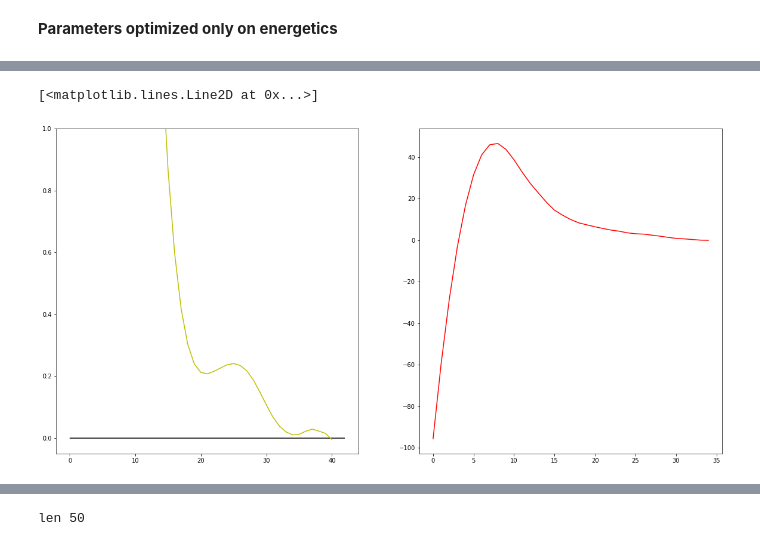
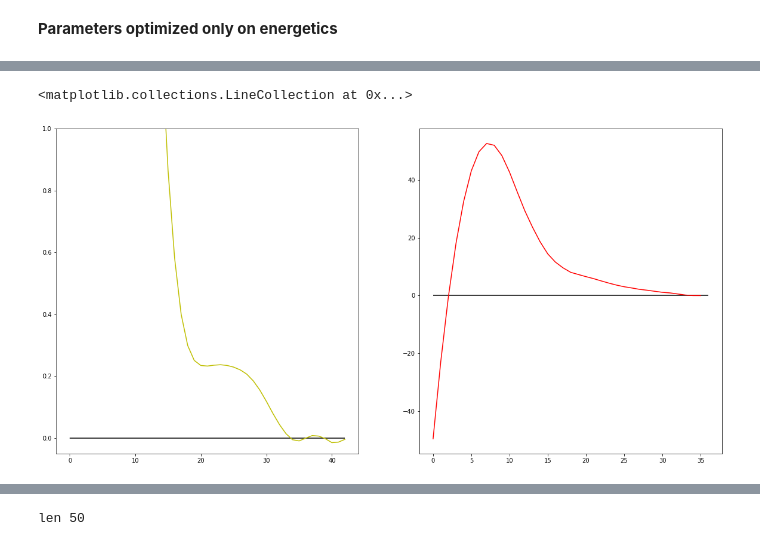
Before and after one commit to vlcekl/eam-models, a Jupyter notebook: notebooks/optimize_with_derivatives.ipynb, the cells around one changed output, grey strips where cells are left out. Saved outputs shown, nothing was run; the diff lists cells and outputs as text; code cells hidden in the pictures.

```diff
--- a/notebooks/optimize_with_derivatives.ipynb
+++ b/notebooks/optimize_with_derivatives.ipynb
@@ -94,8 +94,8 @@ targets['relax']['beta'][1] = targets['inf']['beta'][0]
 targets['relax']['energy'][1] = targets['inf']['energy'][0]
 stats_bspline['relax']['energy'][1] = stats_bspline['inf']['energy'][0]
 # %%
-edens_knots = list(np.linspace(1.05, 4.45, 35))
-pair_knots = list(np.linspace(1.05, 5.05, 41))
+edens_knots = list(np.linspace(1.05, 4.55, 36))
+pair_knots = list(np.linspace(1.05, 5.25, 43))
 
 print(edens_knots)
 print(pair_knots)
@@ -233,7 +294,7 @@ for i, stat in enumerate(stats_list[-1:]):
 
     #results.append(minimize(loss, b_init, args=args, jac=jac, options={'maxiter':10000}))
     #results.append(minimize(loss, b_init, args=args, options={'maxiter':10000}))
-    results.append(minimize(loss, b_init, args=args, method='Nelder-Mead', options={'maxiter':10000}))
+    results.append(minimize(loss, b_init, args=args, method='Nelder-Mead', options={'maxiter':300000}))
 
 
     #results.append(minimize(loss_energy_penalized, b_init, args=(X, y, weight, Dp3, alpha), jac=jacobian_energy_penalized, options={'maxiter':10000}))
@@ -307,12 +369,13 @@ array([-2.03585909e-05,  4.92289978e+03,  4.28664798e+03,  3.69999163e+03,
 # %%
 fig, axs = plt.subplots(ncols=2, nrows=1, figsize=(20,10))
 axs[0].plot(np.array(b_all[1:1+len(pair_knots)])*(6*0.1**3) , 'y')
 axs[0].set_ylim(-0.05,1.0)
 axs[0].hlines(0.0, 0, 42)
 axs[1].plot(np.array(b_all[1+len(pair_knots):])*(6*0.1**3) , 'r')
+axs[1].hlines(0.0, 0, 36)
 # %% [output]
-[<matplotlib.lines.Line2D at 0x...>]
+<matplotlib.collections.LineCollection at 0x...>
-[figure, old version]
+[figure, new version]
 # %%
 plt.plot(energy(b_all, X), 'y')
 plt.plot(y, 'k--')
```
Also changed, not shown: parts of 10 cells of this notebook.
